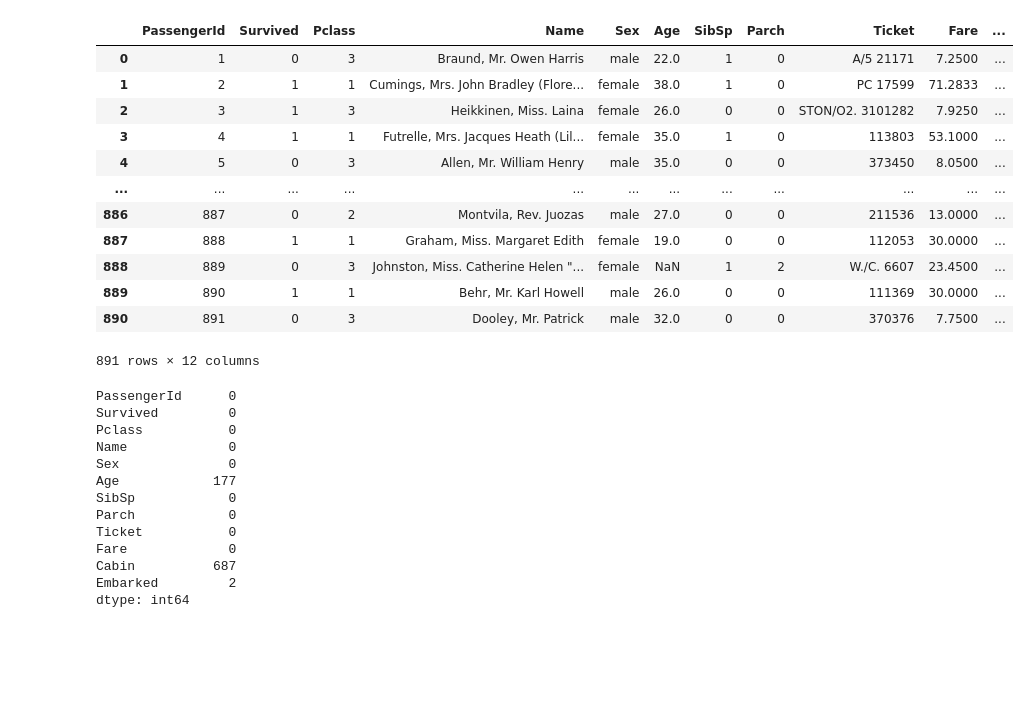
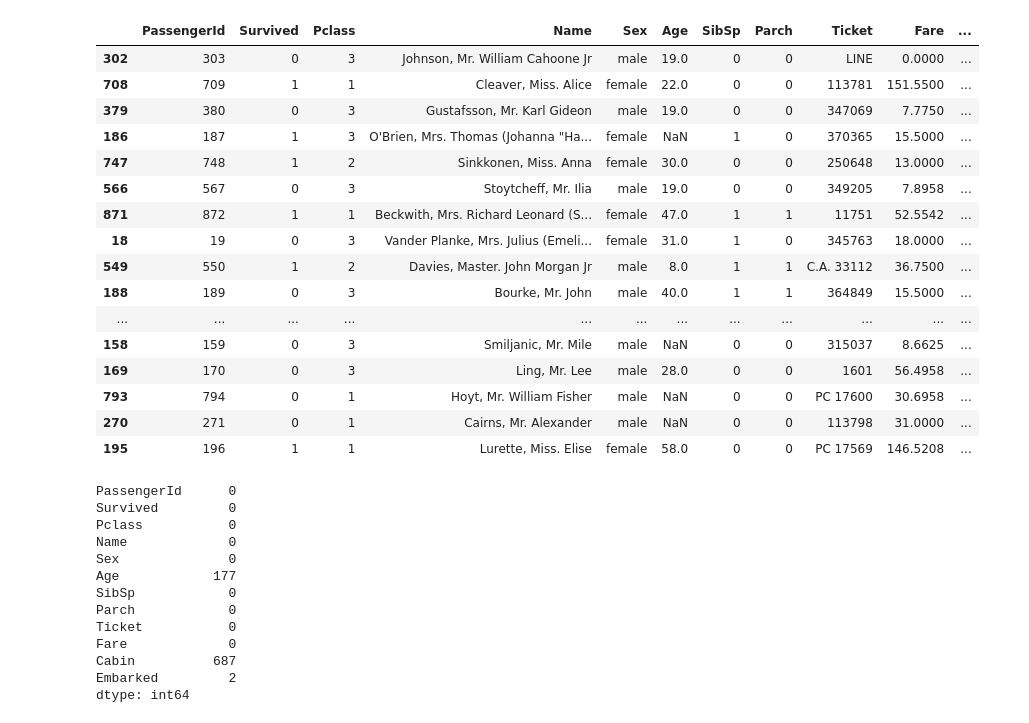
Before and after one commit to Lawal0abdulazeez/models, a Jupyter notebook: Titanic_kaggle_competition.ipynb, the cells around one changed output. Saved outputs shown, nothing was run; the diff lists cells and outputs as text; code cells hidden in the pictures; blank space fills up the shorter version.

```diff
--- a/Titanic_kaggle_competition.ipynb
+++ b/Titanic_kaggle_competition.ipynb
@@ -12,21 +12,25 @@ warnings.filterwarnings('ignore')
 data=pd.read_csv('train.csv')
 # %%
 # Visualizing our data
-data
+data.sample(40)
 # %% [output]
 |  | PassengerId | Survived | Pclass | Name | Sex | Age | SibSp | Parch | Ticket | Fare | ... |
-| 0 | 1 | 0 | 3 | Braund, Mr. Owen Harris | male | 22.0 | 1 | 0 | A/5 21171 | 7.2500 | ... |
-| 1 | 2 | 1 | 1 | Cumings, Mrs. John Bradley (Flore... | female | 38.0 | 1 | 0 | PC 17599 | 71.2833 | ... |
-| 2 | 3 | 1 | 3 | Heikkinen, Miss. Laina | female | 26.0 | 0 | 0 | STON/O2. 3101282 | 7.9250 | ... |
-| 3 | 4 | 1 | 1 | Futrelle, Mrs. Jacques Heath (Lil... | female | 35.0 | 1 | 0 | 113803 | 53.1000 | ... |
-| 4 | 5 | 0 | 3 | Allen, Mr. William Henry | male | 35.0 | 0 | 0 | 373450 | 8.0500 | ... |
+| 302 | 303 | 0 | 3 | Johnson, Mr. William Cahoone Jr | male | 19.0 | 0 | 0 | LINE | 0.0000 | ... |
+| 708 | 709 | 1 | 1 | Cleaver, Miss. Alice | female | 22.0 | 0 | 0 | 113781 | 151.5500 | ... |
+| 379 | 380 | 0 | 3 | Gustafsson, Mr. Karl Gideon | male | 19.0 | 0 | 0 | 347069 | 7.7750 | ... |
+| 186 | 187 | 1 | 3 | O'Brien, Mrs. Thomas (Johanna "Ha... | female | NaN | 1 | 0 | 370365 | 15.5000 | ... |
+| 747 | 748 | 1 | 2 | Sinkkonen, Miss. Anna | female | 30.0 | 0 | 0 | 250648 | 13.0000 | ... |
+| 566 | 567 | 0 | 3 | Stoytcheff, Mr. Ilia | male | 19.0 | 0 | 0 | 349205 | 7.8958 | ... |
+| 871 | 872 | 1 | 1 | Beckwith, Mrs. Richard Leonard (S... | female | 47.0 | 1 | 1 | 11751 | 52.5542 | ... |
+| 18 | 19 | 0 | 3 | Vander Planke, Mrs. Julius (Emeli... | female | 31.0 | 1 | 0 | 345763 | 18.0000 | ... |
+| 549 | 550 | 1 | 2 | Davies, Master. John Morgan Jr | male | 8.0 | 1 | 1 | C.A. 33112 | 36.7500 | ... |
+| 188 | 189 | 0 | 3 | Bourke, Mr. John | male | 40.0 | 1 | 1 | 364849 | 15.5000 | ... |
 | ... | ... | ... | ... | ... | ... | ... | ... | ... | ... | ... | ... |
-| 886 | 887 | 0 | 2 | Montvila, Rev. Juozas | male | 27.0 | 0 | 0 | 211536 | 13.0000 | ... |
-| 887 | 888 | 1 | 1 | Graham, Miss. Margaret Edith | female | 19.0 | 0 | 0 | 112053 | 30.0000 | ... |
-| 888 | 889 | 0 | 3 | Johnston, Miss. Catherine Helen "... | female | NaN | 1 | 2 | W./C. 6607 | 23.4500 | ... |
-| 889 | 890 | 1 | 1 | Behr, Mr. Karl Howell | male | 26.0 | 0 | 0 | 111369 | 30.0000 | ... |
-| 890 | 891 | 0 | 3 | Dooley, Mr. Patrick | male | 32.0 | 0 | 0 | 370376 | 7.7500 | ... |
+| 158 | 159 | 0 | 3 | Smiljanic, Mr. Mile | male | NaN | 0 | 0 | 315037 | 8.6625 | ... |
+| 169 | 170 | 0 | 3 | Ling, Mr. Lee | male | 28.0 | 0 | 0 | 1601 | 56.4958 | ... |
+| 793 | 794 | 0 | 1 | Hoyt, Mr. William Fisher | male | NaN | 0 | 0 | PC 17600 | 30.6958 | ... |
+| 270 | 271 | 0 | 1 | Cairns, Mr. Alexander | male | NaN | 0 | 0 | 113798 | 31.0000 | ... |
+| 195 | 196 | 1 | 1 | Lurette, Miss. Elise | female | 58.0 | 0 | 0 | PC 17569 | 146.5208 | ... |
-891 rows × 12 columns
 # %%
 # Determining our missing values sum
 data.isnull().sum()
```
Also changed, not shown: parts of 62 cells of this notebook, 1 other file.
